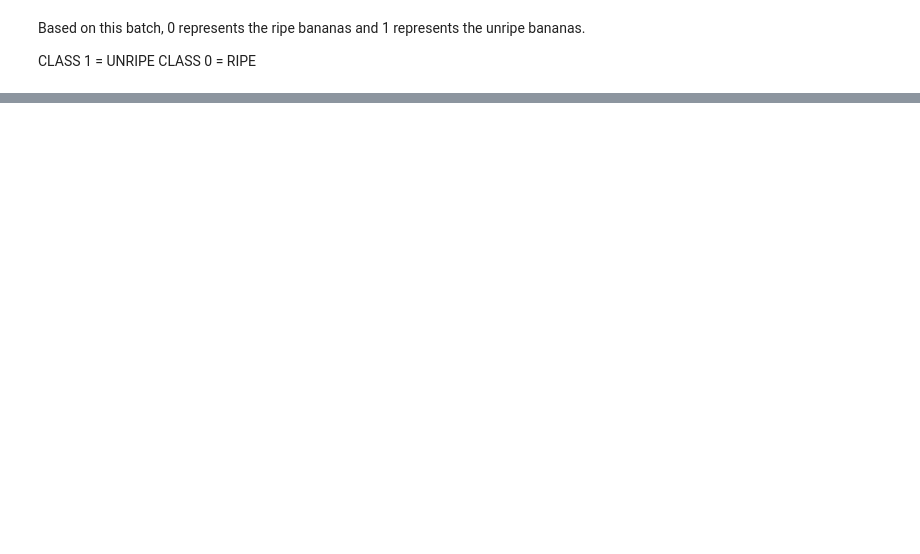
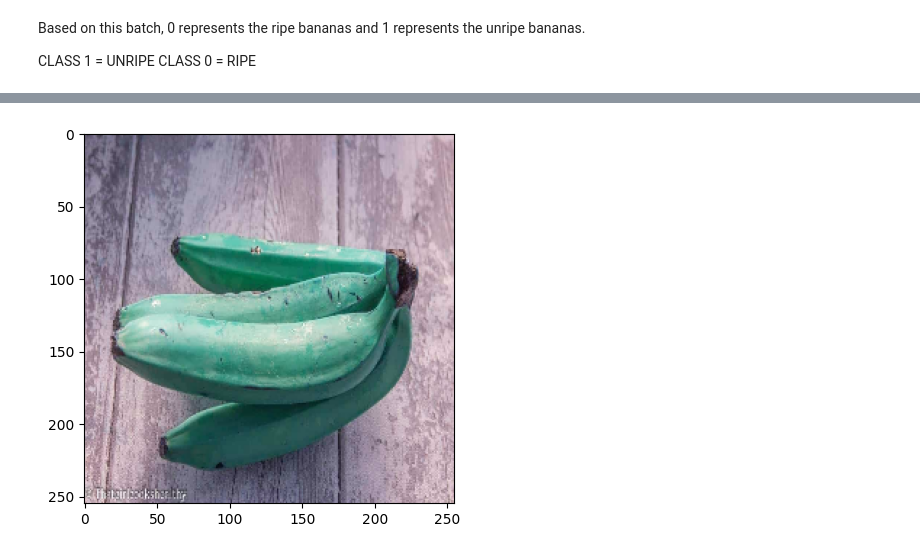
Before and after one commit to klam912/banana_ripeness_classification, a Jupyter notebook: code/analysis.ipynb, the cells around one changed output, grey strips where cells are left out. Cells and saved outputs as stored; diff of their text form; code cells hidden in the pictures; blank space fills up the shorter version.

```diff
--- a/code/analysis.ipynb
+++ b/code/analysis.ipynb
@@ -82,0 +338,6 @@ CLASS 0 = RIPE
+# %%
+resized_image2 = tf.image.resize(image2, (255,255))
+plt.imshow(resized_image2.numpy().astype(int))
+plt.show()
+# %% [output]
+[figure, added]
```
Also changed, not shown: parts of 66 cells of this notebook.
